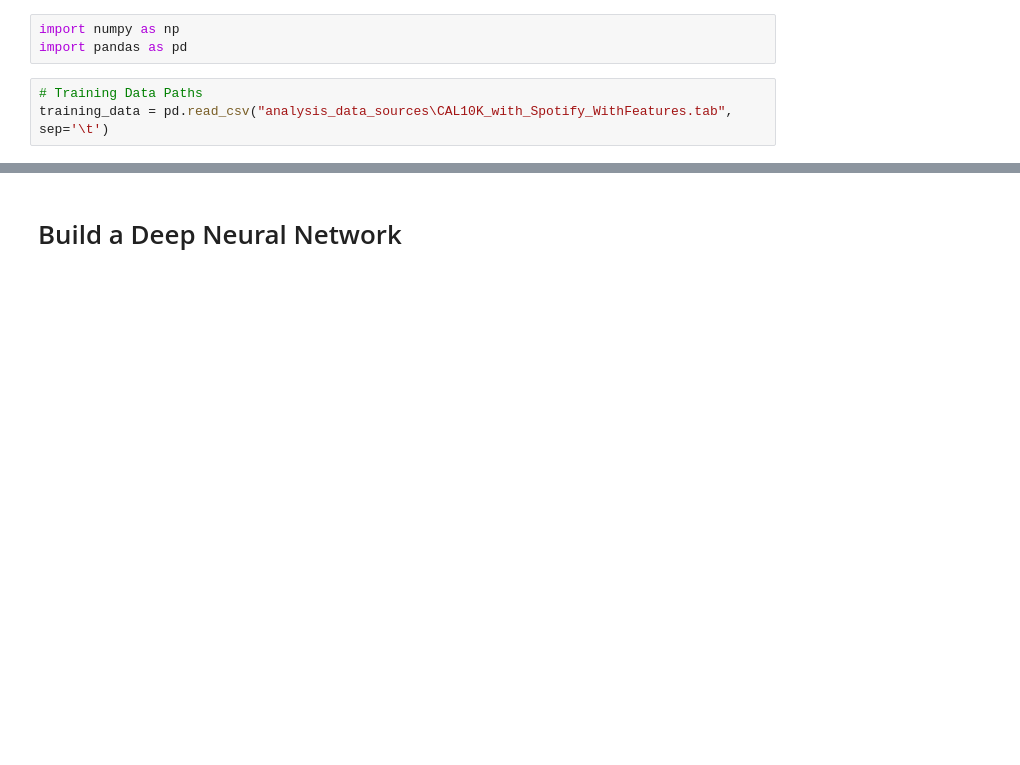
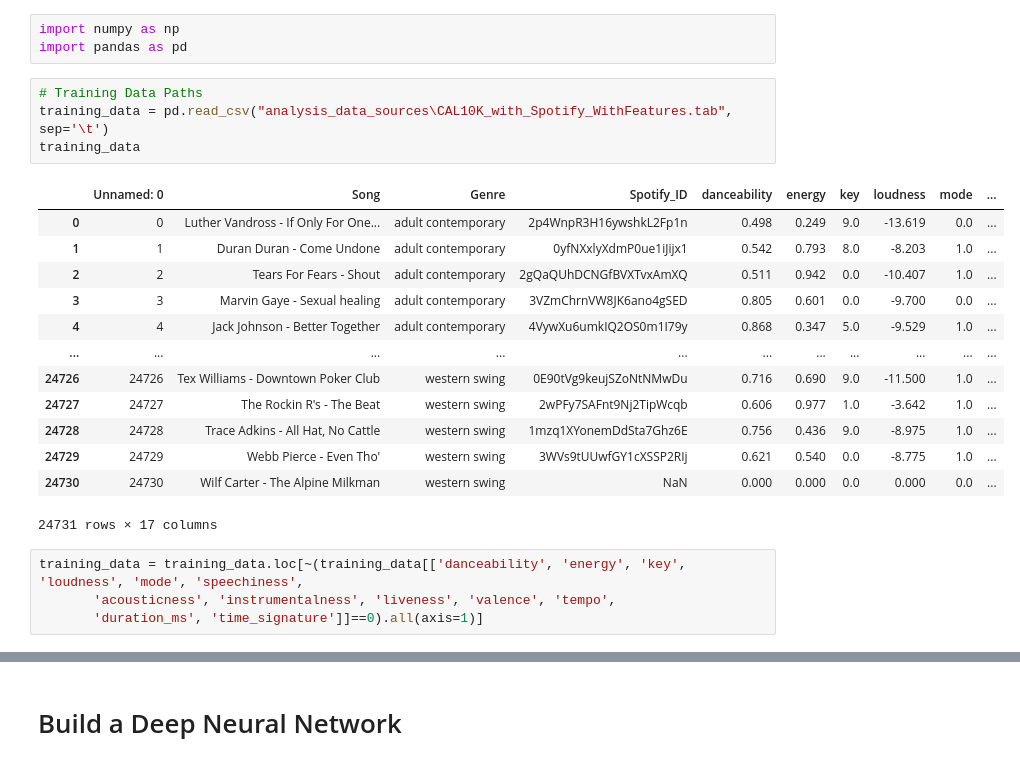
Before and after one commit to nvhabib91/song_analyzer, a Jupyter notebook: genre_classification.ipynb, the cells around one changed output, grey strips where cells are left out. Drawn from its saved outputs; the diff is of its cells as text; blank space fills up the shorter version.

```diff
--- a/genre_classification.ipynb
+++ b/genre_classification.ipynb
@@ -12,6 +15,25 @@ import pandas as pd
 # %%
 # Training Data Paths
 training_data = pd.read_csv("analysis_data_sources\CAL10K_with_Spotify_WithFeatures.tab", sep='\t')
+training_data
+# %% [output]
+|  | Unnamed: 0 | Song | Genre | Spotify_ID | danceability | energy | key | loudness | mode | ... |
+| 0 | 0 | Luther Vandross - If Only For One... | adult contemporary | 2p4WnpR3H16ywshkL2Fp1n | 0.498 | 0.249 | 9.0 | -13.619 | 0.0 | ... |
+| 1 | 1 | Duran Duran - Come Undone | adult contemporary | 0yfNXxlyXdmP0ue1iJijx1 | 0.542 | 0.793 | 8.0 | -8.203 | 1.0 | ... |
+| 2 | 2 | Tears For Fears - Shout | adult contemporary | 2gQaQUhDCNGfBVXTvxAmXQ | 0.511 | 0.942 | 0.0 | -10.407 | 1.0 | ... |
+| 3 | 3 | Marvin Gaye - Sexual healing | adult contemporary | 3VZmChrnVW8JK6ano4gSED | 0.805 | 0.601 | 0.0 | -9.700 | 0.0 | ... |
+| 4 | 4 | Jack Johnson - Better Together | adult contemporary | 4VywXu6umkIQ2OS0m1I79y | 0.868 | 0.347 | 5.0 | -9.529 | 1.0 | ... |
+| ... | ... | ... | ... | ... | ... | ... | ... | ... | ... | ... |
+| 24726 | 24726 | Tex Williams - Downtown Poker Club | western swing | 0E90tVg9keujSZoNtNMwDu | 0.716 | 0.690 | 9.0 | -11.500 | 1.0 | ... |
+| 24727 | 24727 | The Rockin R's - The Beat | western swing | 2wPFy7SAFnt9Nj2TipWcqb | 0.606 | 0.977 | 1.0 | -3.642 | 1.0 | ... |
+| 24728 | 24728 | Trace Adkins - All Hat, No Cattle | western swing | 1mzq1XYonemDdSta7Ghz6E | 0.756 | 0.436 | 9.0 | -8.975 | 1.0 | ... |
+| 24729 | 24729 | Webb Pierce - Even Tho' | western swing | 3WVs9tUUwfGY1cXSSP2RIj | 0.621 | 0.540 | 0.0 | -8.775 | 1.0 | ... |
+| 24730 | 24730 | Wilf Carter - The Alpine Milkman | western swing | NaN | 0.000 | 0.000 | 0.0 | 0.000 | 0.0 | ... |
+24731 rows × 17 columns
+# %%
+training_data = training_data.loc[~(training_data[['danceability', 'energy', 'key', 'loudness', 'mode', 'speechiness',
+       'acousticness', 'instrumentalness', 'liveness', 'valence', 'tempo',
+       'duration_ms', 'time_signature']]==0).all(axis=1)]
 # %%
 X = training_data.drop(columns=['Spotify_ID', 'Song', 'Genre'], axis=1)
 y = training_data["Genre"]
```
Also changed, not shown: parts of 16 cells of this notebook, 10 other files.
